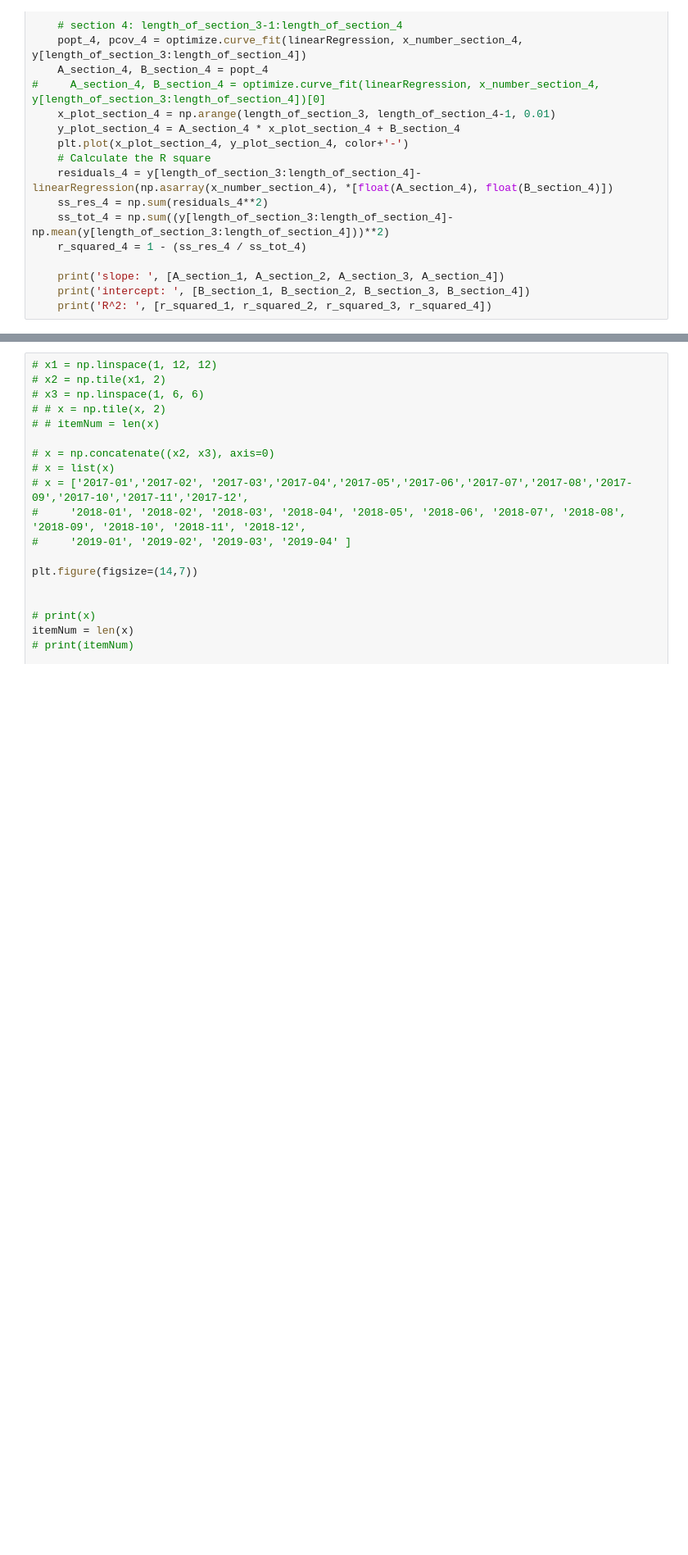
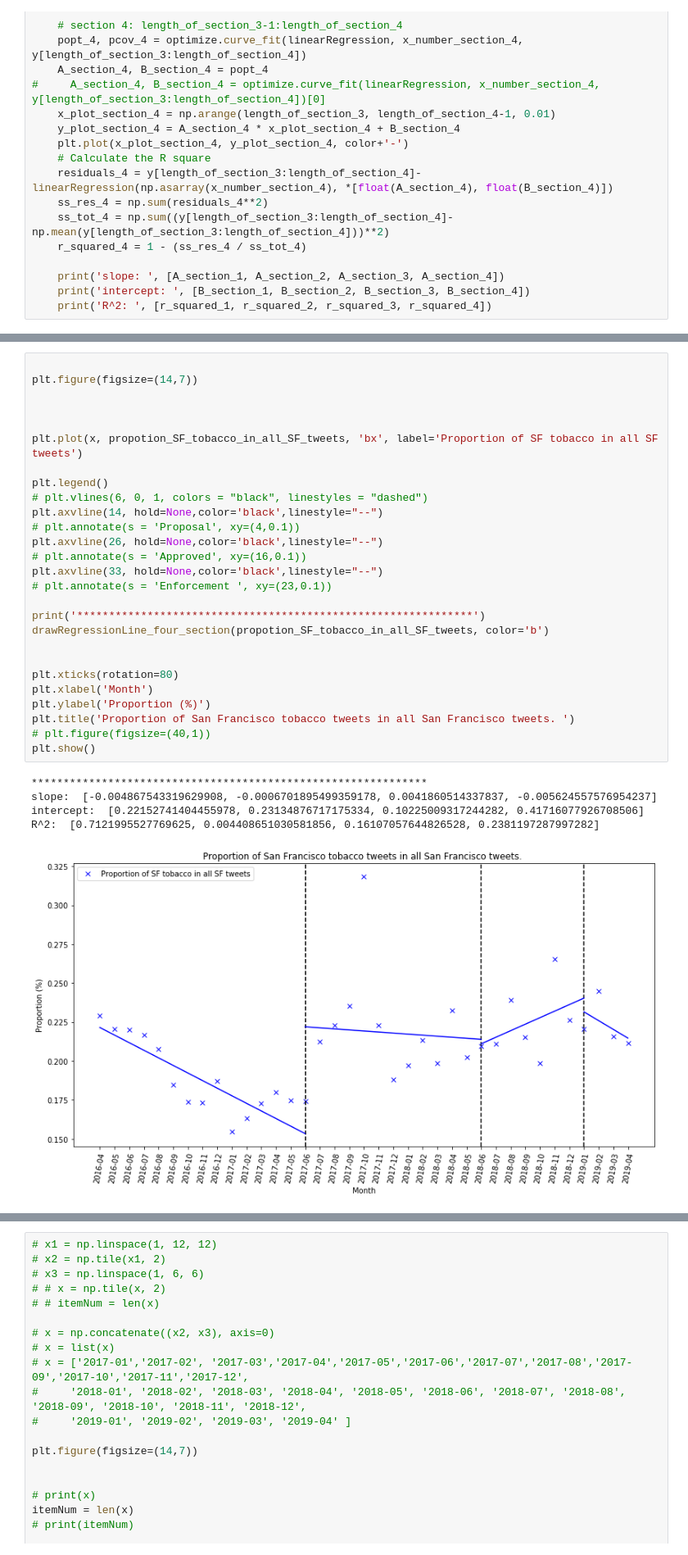
Before and after one commit to meettyj/Tobacco-on-Twitter, a Jupyter notebook: juliana/figures/figure_SF_regression_3years.ipynb, the cells around one changed output, grey strips where cells are left out. Shown at 82% size. Saved outputs shown, nothing was run; the diff lists cells and outputs as text; blank space fills up the shorter version.

```diff
--- a/juliana/figures/figure_SF_regression_3years.ipynb
+++ b/juliana/figures/figure_SF_regression_3years.ipynb
@@ -285,0 +433,33 @@ def drawRegressionLine_four_section(y, color):
+# %%
+
+plt.figure(figsize=(14,7))
+
+
+
+plt.plot(x, propotion_SF_tobacco_in_all_SF_tweets, 'bx', label='Proportion of SF tobacco in all SF tweets')
+
+plt.legend()
+# plt.vlines(6, 0, 1, colors = "black", linestyles = "dashed")
+plt.axvline(14, hold=None,color='black',linestyle="--")
+# plt.annotate(s = 'Proposal', xy=(4,0.1))
+plt.axvline(26, hold=None,color='black',linestyle="--")
+# plt.annotate(s = 'Approved', xy=(16,0.1))
+plt.axvline(33, hold=None,color='black',linestyle="--")
+# plt.annotate(s = 'Enforcement ', xy=(23,0.1))
+
+print('**************************************************************')
+drawRegressionLine_four_section(propotion_SF_tobacco_in_all_SF_tweets, color='b')
+
+
+plt.xticks(rotation=80)
+plt.xlabel('Month')
+plt.ylabel('Proportion (%)')
+plt.title('Proportion of San Francisco tobacco tweets in all San Francisco tweets. ')
+# plt.figure(figsize=(40,1))
+plt.show()
+# %% [output]
+**************************************************************
+slope:  [-0.004867543319629908, -0.0006701895499359178, 0.0041860514337837, -0.005624557576954237]
+intercept:  [0.22152741404455978, 0.23134876717175334, 0.10225009317244282, 0.41716077926708506]
+R^2:  [0.7121995527769625, 0.004408651030581856, 0.16107057644826528, 0.2381197287997282]
+[figure, added]
```
Also changed, not shown: parts of 9 cells of this notebook, 11 other files.
